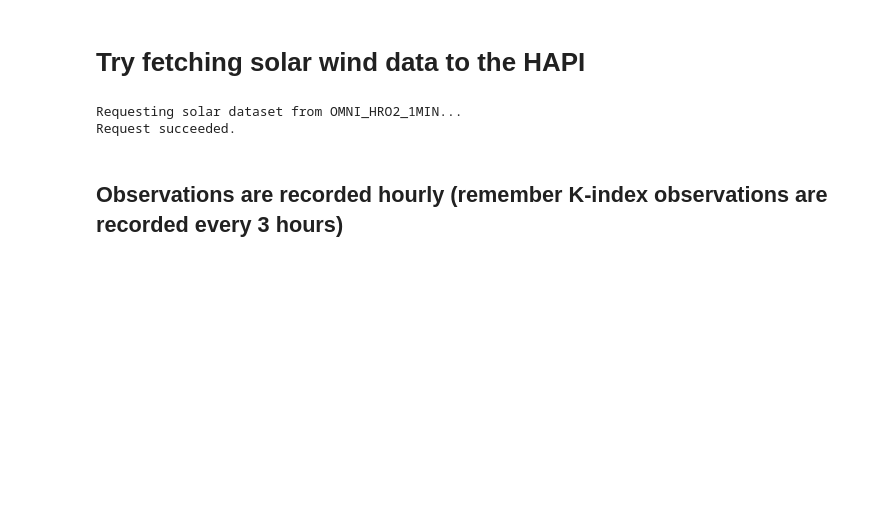
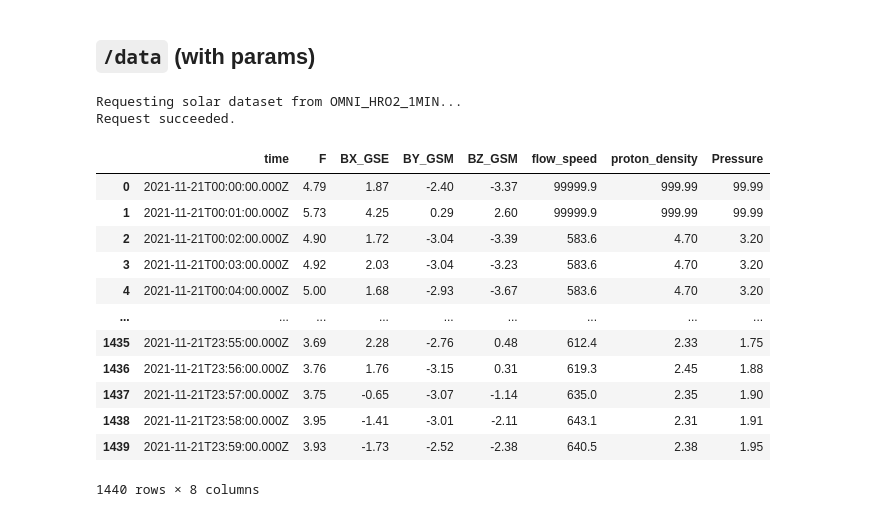
Before and after one commit to keithzyyy/space-weather-project, a Jupyter notebook: notebooks/06_kindex_exogenous_predictors_expl.ipynb, the cells around one changed output. Drawn from its saved outputs; the diff is of its cells as text; code cells hidden in the pictures; blank space fills up the shorter version.

```diff
--- a/notebooks/06_kindex_exogenous_predictors_expl.ipynb
+++ b/notebooks/06_kindex_exogenous_predictors_expl.ipynb
@@ -26 +100,3 @@ T2_dir = sw_config['transform']['k_index']['T2_output_dir']
+# %% [markdown]
+## `/data` (with params)
 # %%
@@ -73,3 +131 @@ def fetch_omni_hro2_1min(start_utc: str, end_utc: str) -> pd.DataFrame:
     return df
-# %% [markdown]
-# Try fetching solar wind data to the HAPI
@@ -76,10 +134,22 @@ def fetch_omni_hro2_1min(start_utc: str, end_utc: str) -> pd.DataFrame:
 # %%
-omni = fetch_omni_hro2_1min(
-    "2021-11-21T00:00:00Z",
-    "2021-11-22T00:00:00Z",
+omni = fetch_data_omni_hro2_1min(
+    start_utc="2021-11-21T00:00:00Z",
+    end_utc="2021-11-22T00:00:00Z"
 )
+omni
 # %% [output]
 Requesting solar dataset from OMNI_HRO2_1MIN...
 Request succeeded.
+|  | time | F | BX_GSE | BY_GSM | BZ_GSM | flow_speed | proton_density | Pressure |
+| 0 | 2021-11-21T00:00:00.000Z | 4.79 | 1.87 | -2.40 | -3.37 | 99999.9 | 999.99 | 99.99 |
+| 1 | 2021-11-21T00:01:00.000Z | 5.73 | 4.25 | 0.29 | 2.60 | 99999.9 | 999.99 | 99.99 |
+| 2 | 2021-11-21T00:02:00.000Z | 4.90 | 1.72 | -3.04 | -3.39 | 583.6 | 4.70 | 3.20 |
+| 3 | 2021-11-21T00:03:00.000Z | 4.92 | 2.03 | -3.04 | -3.23 | 583.6 | 4.70 | 3.20 |
+| 4 | 2021-11-21T00:04:00.000Z | 5.00 | 1.68 | -2.93 | -3.67 | 583.6 | 4.70 | 3.20 |
+| ... | ... | ... | ... | ... | ... | ... | ... | ... |
+| 1435 | 2021-11-21T23:55:00.000Z | 3.69 | 2.28 | -2.76 | 0.48 | 612.4 | 2.33 | 1.75 |
+| 1436 | 2021-11-21T23:56:00.000Z | 3.76 | 1.76 | -3.15 | 0.31 | 619.3 | 2.45 | 1.88 |
+| 1437 | 2021-11-21T23:57:00.000Z | 3.75 | -0.65 | -3.07 | -1.14 | 635.0 | 2.35 | 1.90 |
+| 1438 | 2021-11-21T23:58:00.000Z | 3.95 | -1.41 | -3.01 | -2.11 | 643.1 | 2.31 | 1.91 |
+| 1439 | 2021-11-21T23:59:00.000Z | 3.93 | -1.73 | -2.52 | -2.38 | 640.5 | 2.38 | 1.95 |
+1440 rows × 8 columns
-# %% [markdown]
-## Observations are recorded hourly (remember K-index observations are recorded every 3 hours)
```
Also changed, not shown: parts of 13 cells of this notebook, 1 other file.
